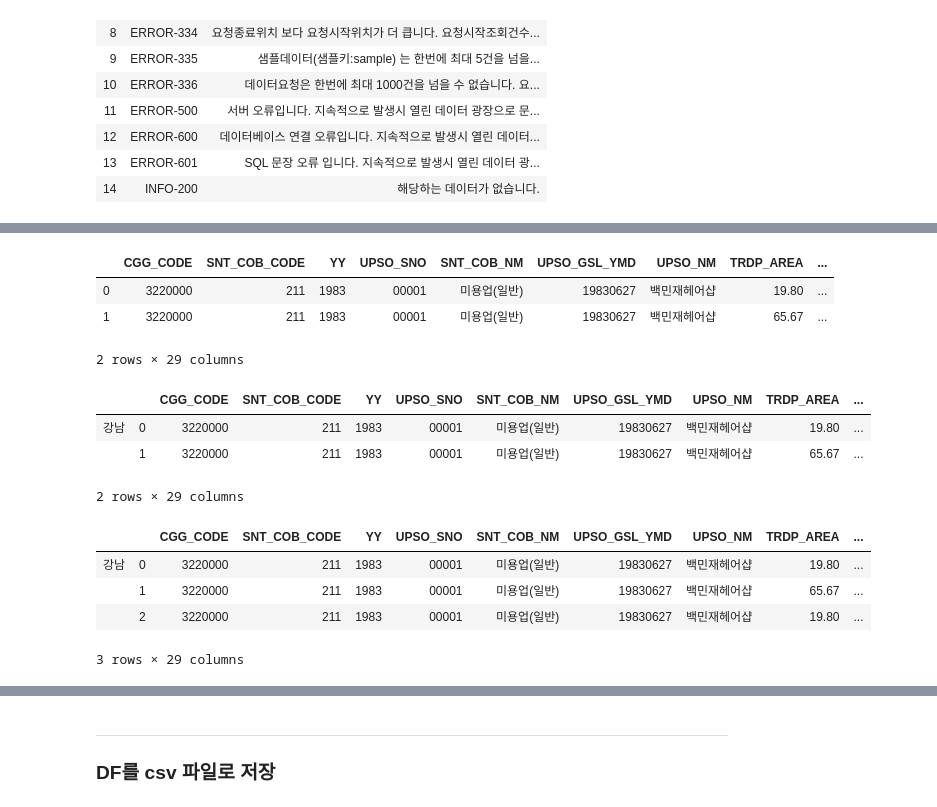
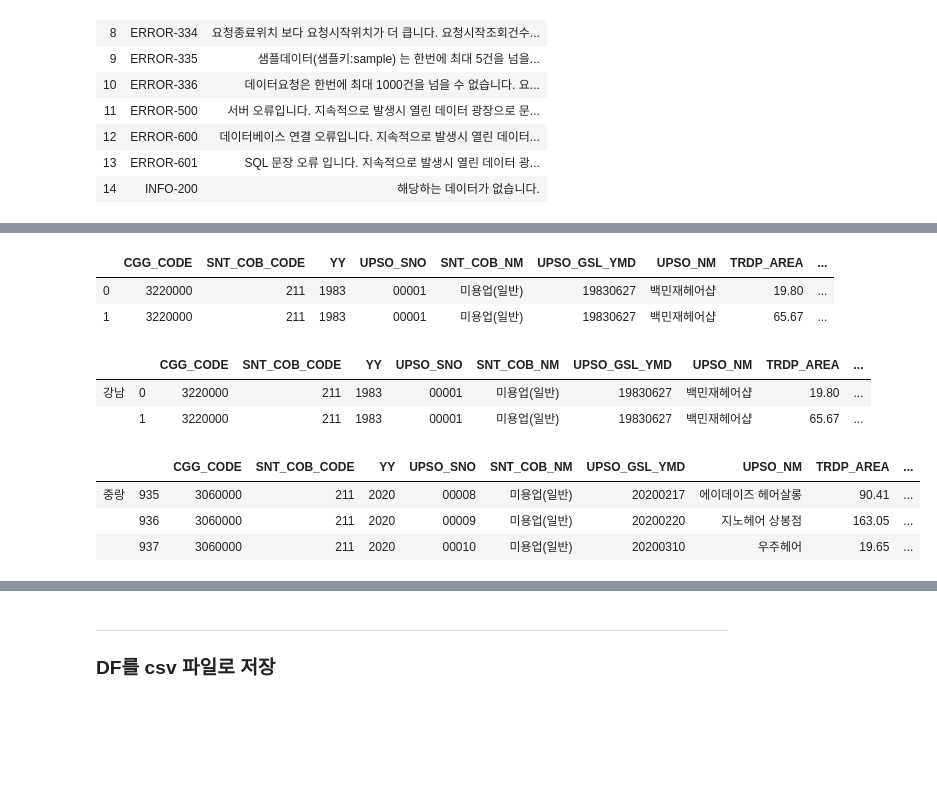
Before and after one commit to DongWon-Sehr/project_marytalk, a Jupyter notebook: dataset/서울시 미용실 데이터 API 호출 및 CSV 저장.ipynb, the cells around one changed output, grey strips where cells are left out. Cells and saved outputs as stored; diff of their text form; code cells hidden in the pictures; blank space fills up the shorter version.

```diff
--- a/dataset/서울시 미용실 데이터 API 호출 및 CSV 저장.ipynb
+++ b/dataset/서울시 미용실 데이터 API 호출 및 CSV 저장.ipynb
@@ -167,14 +127,16 @@ total_count_list
 # 요청할 데이터 시작번호, 끝번호를 지정할 함수 정의
 # 1회 요청 최대 데이터 건수는 1,000건이므로
 # 1,000건이 넘을 시 분할 해주어야함
-# ('시작번호', '끝번호') tuple로 반환
+# ('시작번호', '끝번호') 형태의 tuple로 반환
 
 def page_range(c_number):
     val='',
-    if len(c_number) < 4:
+    if len(c_number) < 4: # 총 데이터 수가 1,000 미만인 경우
         val = ('1', c_number),
-    else:
-        if c_number[0] == '1':
+    else: # 1,000 이상인 경우
+        if c_number == '1000': # 1,000건까지 조회가 가능하다
+            val = ('1', c_number),
+        elif c_number[0] == '1':
             val = (('1', '1000'), ('1001', c_number))
         elif c_number[0] == '2':
             val =  (('1', '1000'), ('1001', '2000'), ('2001', c_number))
@@ -407,28 +366,26 @@ df_list[0].head(2)
 |  | CGG_CODE | SNT_COB_CODE | YY | UPSO_SNO | SNT_COB_NM | UPSO_GSL_YMD | UPSO_NM | TRDP_AREA | ... |
 | 0 | 3220000 | 211 | 1983 | 00001 | 미용업(일반) | 19830627 | 백민재헤어샵 | 19.80 | ... |
 | 1 | 3220000 | 211 | 1983 | 00001 | 미용업(일반) | 19830627 | 백민재헤어샵 | 65.67 | ... |
-2 rows × 29 columns
 # %%
 # df_list에 저장된 모든 DF에 '지역' 상위 인덱스 추가하기
 for i, df in enumerate(df_list):
     df_list[i].index = [[district_list[i]]*len(df_list[i]), df_list[i].index]
 # %%
-# 계층형 인덱스의 상위 인덱스 지역명이 잘 들어간 모습
+# 계층형 인덱스의 상위 인덱스에 지역명이 잘 들어갔는지 확인
 df_list[0].head(2)
 # %% [output]
 |  |  | CGG_CODE | SNT_COB_CODE | YY | UPSO_SNO | SNT_COB_NM | UPSO_GSL_YMD | UPSO_NM | TRDP_AREA | ... |
 | 강남 | 0 | 3220000 | 211 | 1983 | 00001 | 미용업(일반) | 19830627 | 백민재헤어샵 | 19.80 | ... |
 |  | 1 | 3220000 | 211 | 1983 | 00001 | 미용업(일반) | 19830627 | 백민재헤어샵 | 65.67 | ... |
-2 rows × 29 columns
 # %%
 # DF 하나로 병합
 df_all = pd.concat(df_list)
 # %%
 # 병합된 DF 확인
-df_all.head(3)
+# 마지막 중랑구 데이터까지 잘 들어간 모습
+df_all.tail(3)
 # %% [output]
 |  |  | CGG_CODE | SNT_COB_CODE | YY | UPSO_SNO | SNT_COB_NM | UPSO_GSL_YMD | UPSO_NM | TRDP_AREA | ... |
-| 강남 | 0 | 3220000 | 211 | 1983 | 00001 | 미용업(일반) | 19830627 | 백민재헤어샵 | 19.80 | ... |
-|  | 1 | 3220000 | 211 | 1983 | 00001 | 미용업(일반) | 19830627 | 백민재헤어샵 | 65.67 | ... |
-|  | 2 | 3220000 | 211 | 1983 | 00001 | 미용업(일반) | 19830627 | 백민재헤어샵 | 19.80 | ... |
+| 중랑 | 935 | 3060000 | 211 | 2020 | 00008 | 미용업(일반) | 20200217 | 에이데이즈 헤어살롱 | 90.41 | ... |
+|  | 936 | 3060000 | 211 | 2020 | 00009 | 미용업(일반) | 20200220 | 지노헤어 상봉점 | 163.05 | ... |
+|  | 937 | 3060000 | 211 | 2020 | 00010 | 미용업(일반) | 20200310 | 우주헤어 | 19.65 | ... |
-3 rows × 29 columns
```
Also changed, not shown: parts of 19 cells of this notebook.
